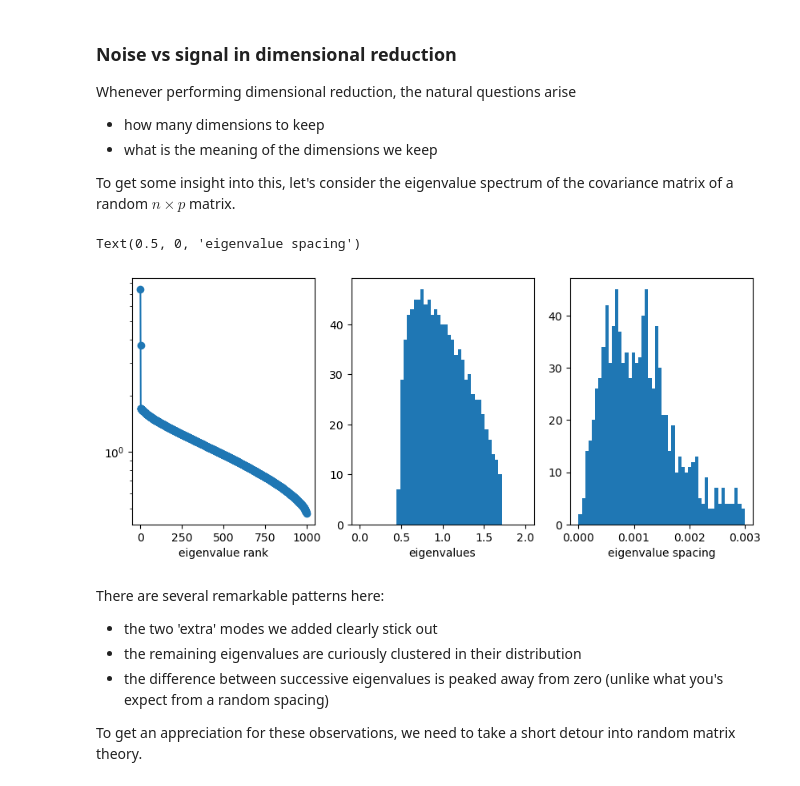
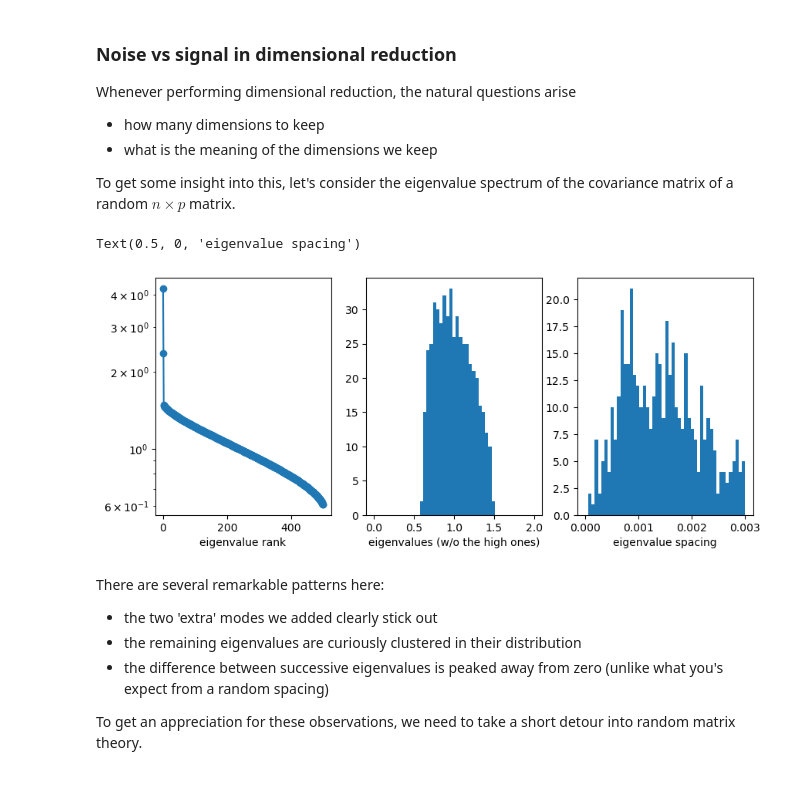
Before and after one commit to neherlab/data-to-physical-models-in-biology-materials, a Jupyter notebook: w09-DimensionalReductions.ipynb, the cells around one changed output. Drawn from its saved outputs; the diff is of its cells as text; code cells hidden in the pictures.

```diff
--- a/w09-DimensionalReductions.ipynb
+++ b/w09-DimensionalReductions.ipynb
@@ -295,24 +306,28 @@ Whenever performing dimensional reduction, the natural questions arise
 To get some insight into this, let's consider the eigenvalue spectrum of the covariance matrix of a random $n\times p$ matrix.
 # %%
 n=10000
-p=1000
+p=500
 
-d = np.random.randn(2,p)
-X = np.random.randn(n,p) + 8/np.sqrt(n)*np.outer(np.random.randn(n),d[0]) + 5/np.sqrt(n)*np.outer(np.random.randn(n),d[1])
+# Gaussian noise of dimension 2xp and 2xn
+d1 = np.random.randn(2,p)
+d2 = np.random.randn(2,n)
+
+# Gaussian noise of dimension nxp + two additional modes with variance ~1/n
+X = np.random.randn(n,p) + (8*np.outer(d2[0],d1[0]) + 5*np.outer(d2[1],d1[1]))/np.sqrt(n)
 
 ev, evec = np.linalg.eig(X.T.dot(X)/n);
 fig, axs = plt.subplots(1,3, figsize=(10,4))
 evs = np.array(sorted(ev, reverse=True))
 axs[0].plot(evs, '-o')
 axs[0].set_yscale('log')
 axs[0].set_xlabel('eigenvalue rank')
 axs[1].hist(evs, bins=np.linspace(0,2,50));
-axs[1].set_xlabel('eigenvalues')
+axs[1].set_xlabel('eigenvalues (w/o the high ones)')
 axs[2].hist(evs[2:-1]-evs[3:], bins=np.linspace(0, 0.003, 51));
 axs[2].set_xlabel('eigenvalue spacing')
 # %% [output]
 Text(0.5, 0, 'eigenvalue spacing')
-[figure, old version]
+[figure, new version]
 # %% [markdown]
 There are several remarkable patterns here:
  - the two 'extra' modes we added clearly stick out
```
Also changed, not shown: parts of 17 cells of this notebook, 2 other files.
